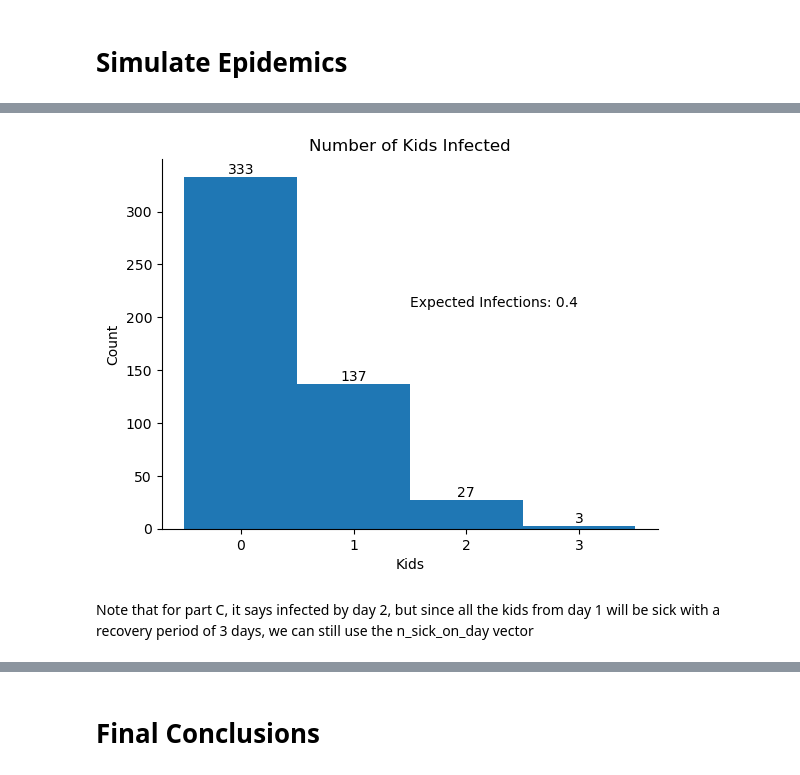
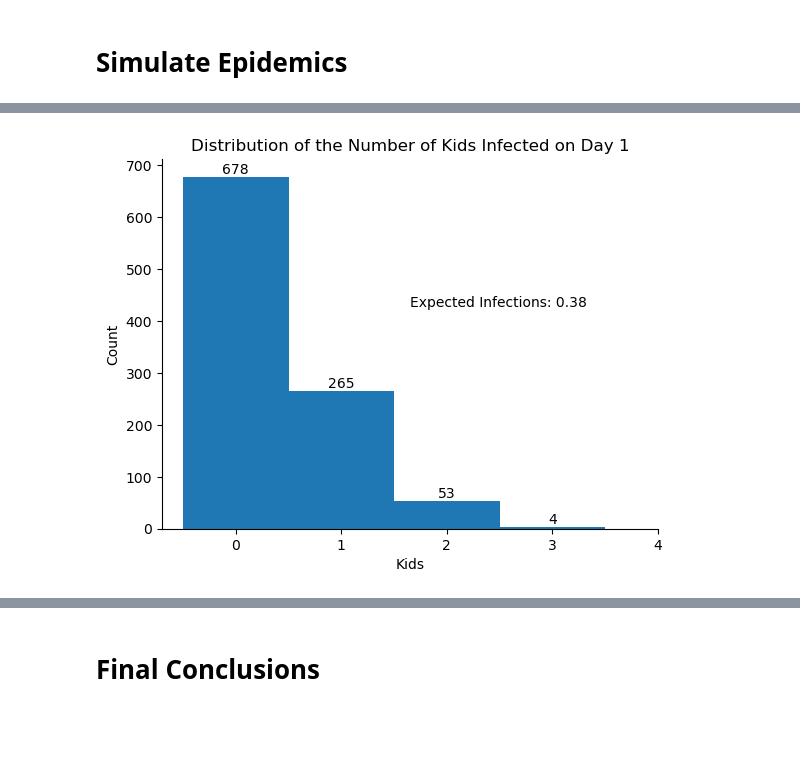
Before and after one commit to jmaroszek/Flu-Simulation, a Jupyter notebook: code.ipynb, the cells around one changed output, grey strips where cells are left out. Drawn from its saved outputs; the diff is of its cells as text; code cells hidden in the pictures; blank space fills up the shorter version.

Commit message:
More plots and analysis

```diff
--- a/code.ipynb
+++ b/code.ipynb
@@ -25,7 +25,7 @@ Suppose that the probability that he infects any individual susceptible kid on a
 ## Enter Simulation Parameters
 # %%
 n_kids = 21 #including tommy
-n_simulations = 500
+n_simulations = 1000
 infection_rate = 0.02
 # %% [markdown]
 ## Imports
@@ -102,7 +102,8 @@ def setup_classroom(n_kids):
 
 def run_epidemic(classroom):
     n_infectable_by_day = []
-    n_sick_on_day = [] #or on day?
+    n_infected_by_day = []
+    n_sick_on_day = []
     n_immune_by_day =[]
     day = 0
     while classroom.n_infectable > 0:
@@ -110,10 +111,14 @@ def run_epidemic(classroom):
         classroom.infect_kids(n_infected, day)
         classroom.update()
         n_infectable_by_day.append(classroom.n_infectable)
+        n_infected_by_day.append(classroom.size - classroom.n_infectable)
         n_sick_on_day.append(classroom.n_sick)
         n_immune_by_day.append(classroom.n_immune)
         day += 1
-    return {"n_infectable_by_day": n_infectable_by_day, "n_sick_on_day": n_sick_on_day, "n_immune_by_day": n_immune_by_day}
+    return {"n_infectable_by_day": n_infectable_by_day,
+            "n_infected_by_day": n_infected_by_day,
+            "n_sick_on_day": n_sick_on_day,
+            "n_immune_by_day": n_immune_by_day}
 
 epidemics = []
 for i in range(n_simulations):
@@ -139,19 +144,16 @@ any assumptions that you feel are appropriate
 # %%
 n_infected_day_1 = [epidemic['n_sick_on_day'][0] - 1 for epidemic in epidemics] #the count of sick kids includes tommy, so subtract 1
 expected_sick_on_day_1 = np.mean(n_infected_day_1)
 
 fig, ax = plt.subplots()
 bins = np.arange(0, 5)
 counts, edges, bars = ax.hist(n_infected_day_1, bins, align='left')
 ax.bar_label(bars)
 ax.set_xlabel("Kids")
 ax.set_ylabel("Count")
-ax.set_title("Number of Kids Infected")
+ax.set_title("Distribution of the Number of Kids Infected on Day 1")
 ax.spines[['right', 'top']].set_visible(False)
-ax.set_xticks(np.arange(0, 4))
+ax.set_xticks(bins)
 _ = ax.annotate(f"Expected Infections: {np.round(expected_sick_on_day_1, 2)}", xy=(0.5, .6), xycoords="axes fraction")
 # %% [output]
-[figure, old version]
+[figure, new version]
-# %% [markdown]
-Note that for part C, it says infected by day 2, but since all the kids from day 1 will be sick with a recovery period of 3 days, we can still use
-the n_sick_on_day vector
```
Also changed, not shown: parts of 7 cells of this notebook.
